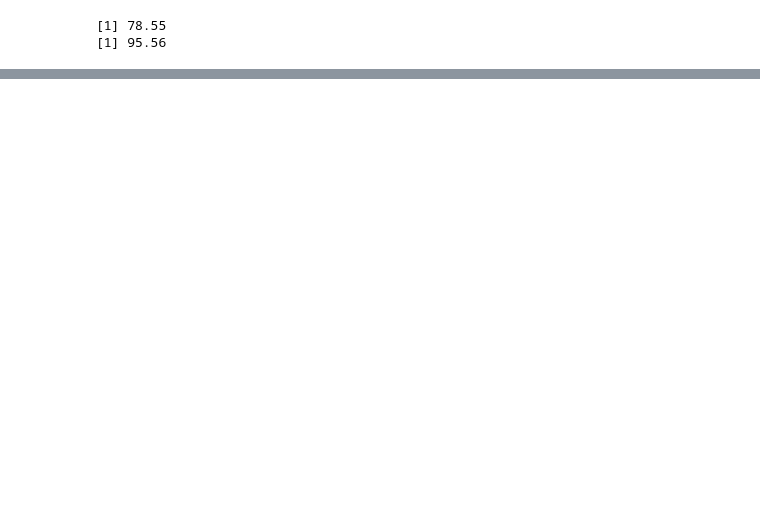
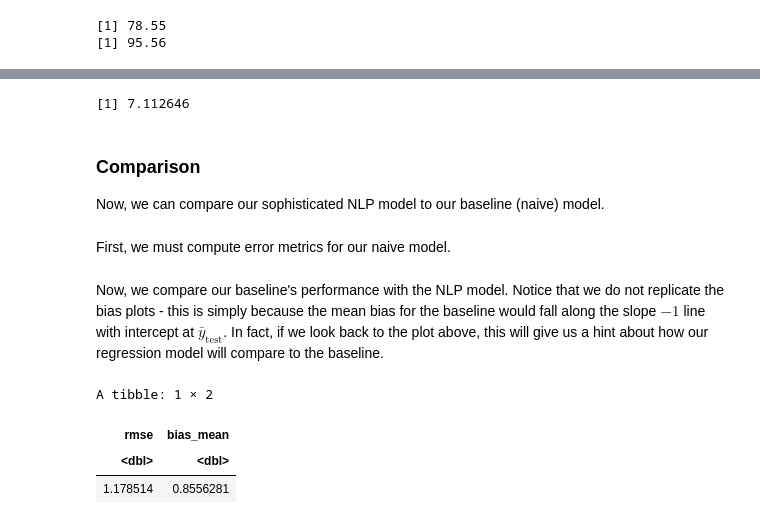
Before and after one commit to cjc77/nlp-projects, a Jupyter notebook: notebooks_pitchfork_ratings/04_fit_analysis.ipynb, the cells around one changed output, grey strips where cells are left out. Cells and saved outputs as stored; diff of their text form; code cells hidden in the pictures; blank space fills up the shorter version.

```diff
--- a/notebooks_pitchfork_ratings/04_fit_analysis.ipynb
+++ b/notebooks_pitchfork_ratings/04_fit_analysis.ipynb
@@ -26,6 +26,8 @@ library(yaml)
 Before we do our analysis, let's make sure we are retrieving the prediction outputs for the appropriate experiment.
 # %%
 config_id <- "mlml6_rate_pred_clsp"
+main_config <- yaml.load_file(paste0("../experiments/configs/", config_id, "/main.yaml"))
+dataset_id <- main_config$dataset_id
 results_base <- paste0("../experiments/results/", config_id)
 # %% [markdown]
 ## Load results
@@ -169,0 +202,2 @@ What if we just guess the mean?
+# %%
+train_df <- read_csv(paste0("../data/pitchfork/", dataset_id, "/summary_df.csv"))
@@ -169,0 +217,33 @@ What if we just guess the mean?
+# %%
+yhat_baseline <- train_df %>% pull(rating) %>% mean()
+yhat_baseline
+# %% [output]
+[1] 7.112646
+# %% [markdown]
+### Comparison
+
+Now, we can compare our sophisticated NLP model to our baseline (naive) model.
+# %% [markdown]
+First, we must compute error metrics for our naive model.
+# %%
+# Observation-level error metrics
+baseline_error_df <- results_df %>%
+    mutate(yhat = yhat_baseline) %>%
+    mutate(
+        y_rnd = round(y / rnd_unit) * rnd_unit,
+        se = (y - yhat)^2,
+        bias = yhat - y
+    )
+# %% [markdown]
+Now, we compare our baseline's performance with the NLP model. Notice that we do not replicate the bias plots - this is simply because the mean bias for the baseline would fall along the slope $-1$ line with intercept at $\bar{y}_{\text{test}}$. In fact, if we look back to the plot above, this will give us a hint about how our regression model will compare to the baseline.
+# %%
+baseline_error_df %>%
+    summarize(
+        rmse = sqrt( mean(se) ),
+        bias_mean = mean( abs(bias) )
+    )
+# %% [output]
+A tibble: 1 × 2
+| rmse | bias_mean |
+| <dbl> | <dbl> |
+| 1.178514 | 0.8556281 |
```
Also changed, not shown: parts of 19 cells of this notebook, 2 other files.
